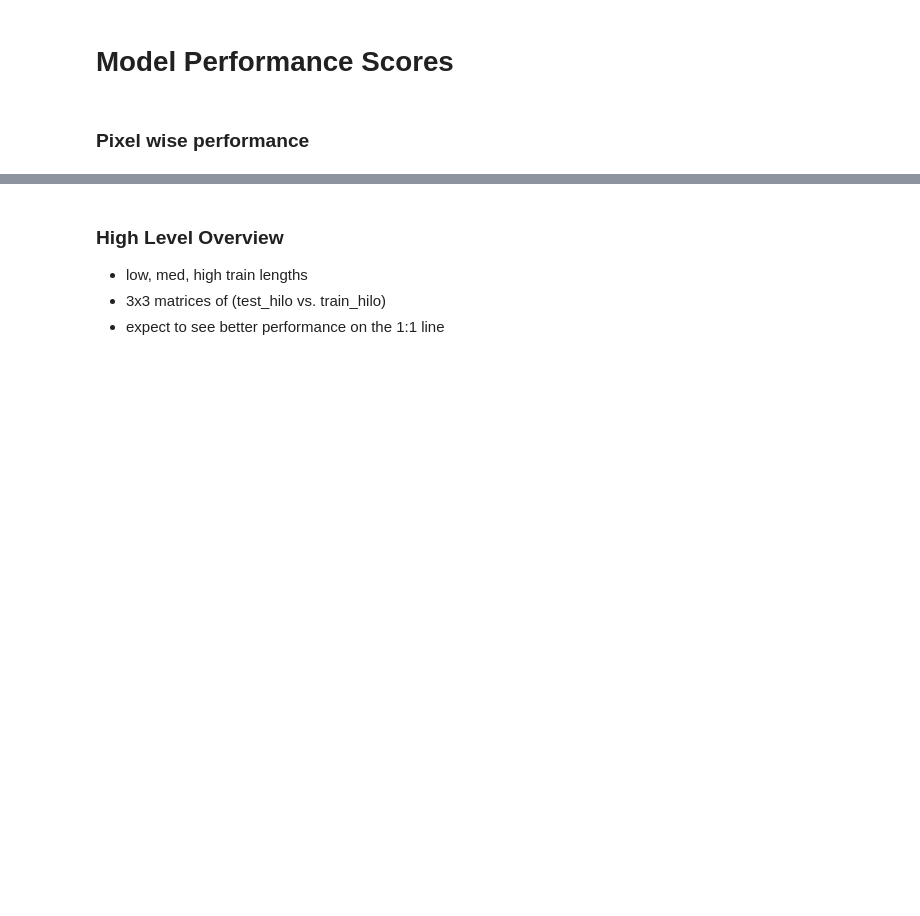
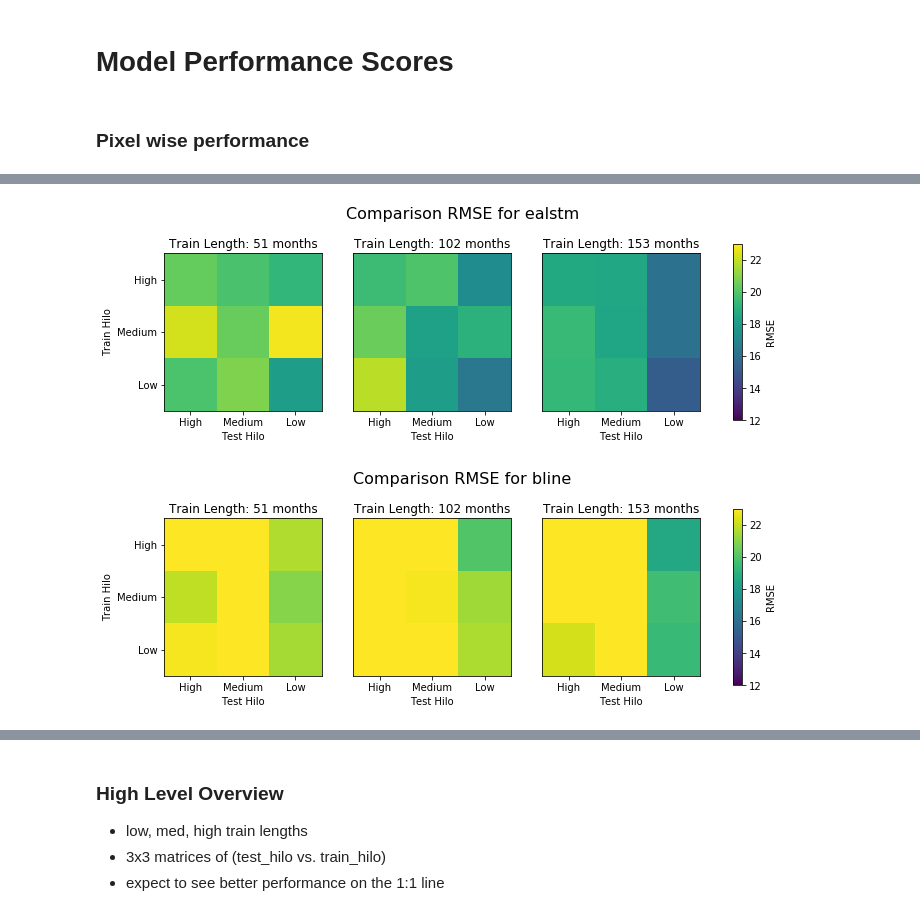
Before and after one commit to ECMWFCode4Earth/ml_drought, a Jupyter notebook: notebooks/dl_notebooks/04_tl_analyse_experiment.ipynb, the cells around one changed output, grey strips where cells are left out. Cells and saved outputs as stored; diff of their text form; code cells hidden in the pictures; blank space fills up the shorter version.

```diff
--- a/notebooks/dl_notebooks/04_tl_analyse_experiment.ipynb
+++ b/notebooks/dl_notebooks/04_tl_analyse_experiment.ipynb
@@ -194,7 +181,7 @@ mask = get_ds_mask(X_train.VCI)
 import pickle
 
 # ONLY RUN IF DATA NOT SAVED!
-if (data_dir / 'tommy/obs_dict.pkl').exists() and (data_dir / 'tommy/model_dict.pkl').exists():
+if False:# (data_dir / 'tommy/obs_dict.pkl').exists() and (data_dir / 'tommy/model_dict.pkl').exists():
     obs_dict = pickle.load(open(data_dir / 'tommy/obs_dict.pkl', 'rb'))
     model_dict = pickle.load(open(data_dir / 'tommy/model_dict.pkl', 'rb'))
 else:
@@ -292,0 +547,7 @@ AssertionError: TODO
+# %%
+# mean_rmse_df.model == 'ealstm_pred'
+(
+    mean_rmse_df.set_index(['test_hilo', 'train_hilo', 'train_length'])
+    .query('model == "ealstm_pred"')
+    .RMSE
+).head()
@@ -292,0 +610,47 @@ AssertionError: TODO
+# %%
+# plot matrices
+model = 'ealstm'
+kwargs = dict(vmin=12, vmax=23)
+value_df = mean_rmse_df
+
+def plot_experiment_matrices(value_df: pd.DataFrame, model: str, value: str = 'RMSE', **kwargs):
+    fig, axs = plt.subplots(1, 3, figsize=(12, 5))
+
+    train_lengths = [51, 102, 153]  # df.train_length.unique()
+
+    for ix, train_length in enumerate(train_lengths):
+        ax_ix = np.unravel_index(ix, (3,))
+        ax = axs[ax_ix]
+        im = ax.imshow(
+            value_df
+            .query(f'model == "{model}_pred" & train_length == {train_length}')
+            .drop(columns=['experiment', 'model', 'train_length'])
+            .set_index(['test_hilo', 'train_hilo'])
+            .values.reshape(3,3),
+            **kwargs
+        )
+
+        ax.set_title(f'Train Length: {train_length} months')
+        ax.set_xlabel('Test Hilo')
+        ax.set_xticks(np.arange(0, 3))
+        ax.set_xticklabels(['High', 'Medium', 'Low'])
+
+        if ax_ix == (0, ):
+            ax.set_ylabel('Train Hilo')
+            ax.set_yticks(np.arange(0, 3))
+            ax.set_yticklabels(['High', 'Medium', 'Low'])
+        else:
+            ax.set_ylabel('')
+            ax.set_yticks([])
+            ax.set_yticklabels([])
+
+    cbar = fig.colorbar(im, ax=axs.ravel().tolist(), shrink=0.65)
+    cbar.set_label(value)
+    fig.suptitle(f'Comparison {value} for {model}', y=0.85, x=0.47, fontsize=16);
+
+
+plot_experiment_matrices(value_df, model, value='RMSE', **kwargs)
+plot_experiment_matrices(value_df, model='bline', value='RMSE', **kwargs)
+# %% [output]
+[figure, added]
+[figure, added]
```
Also changed, not shown: parts of 31 cells of this notebook, 2 other files.
